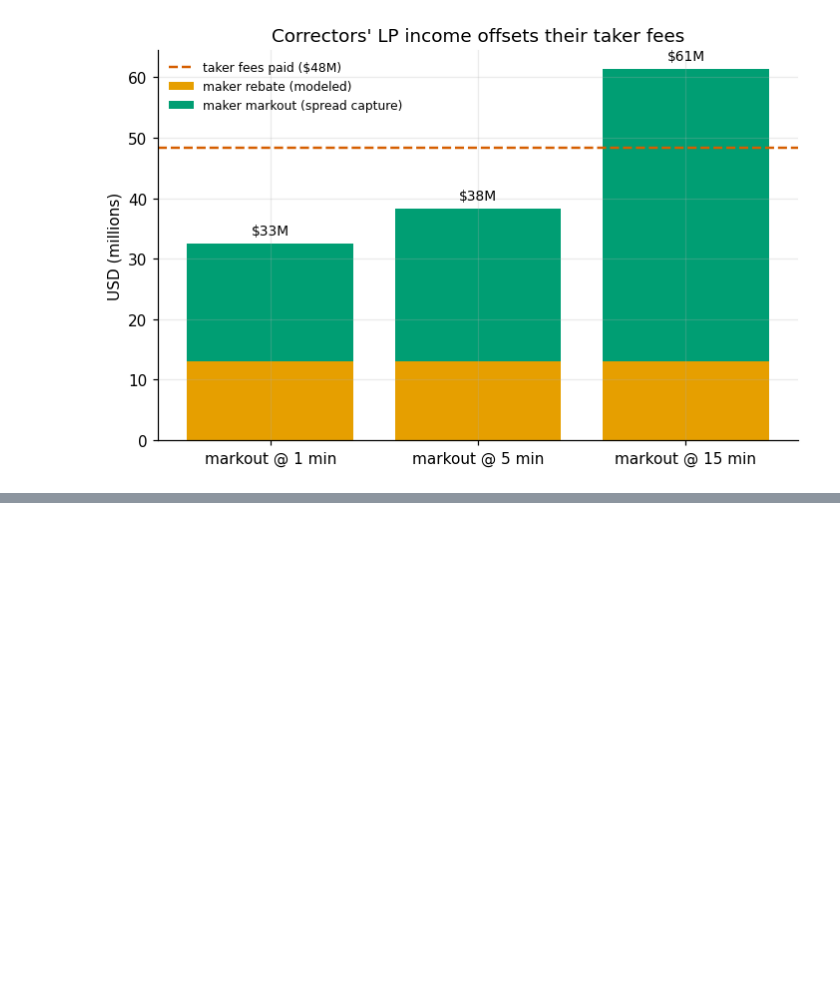
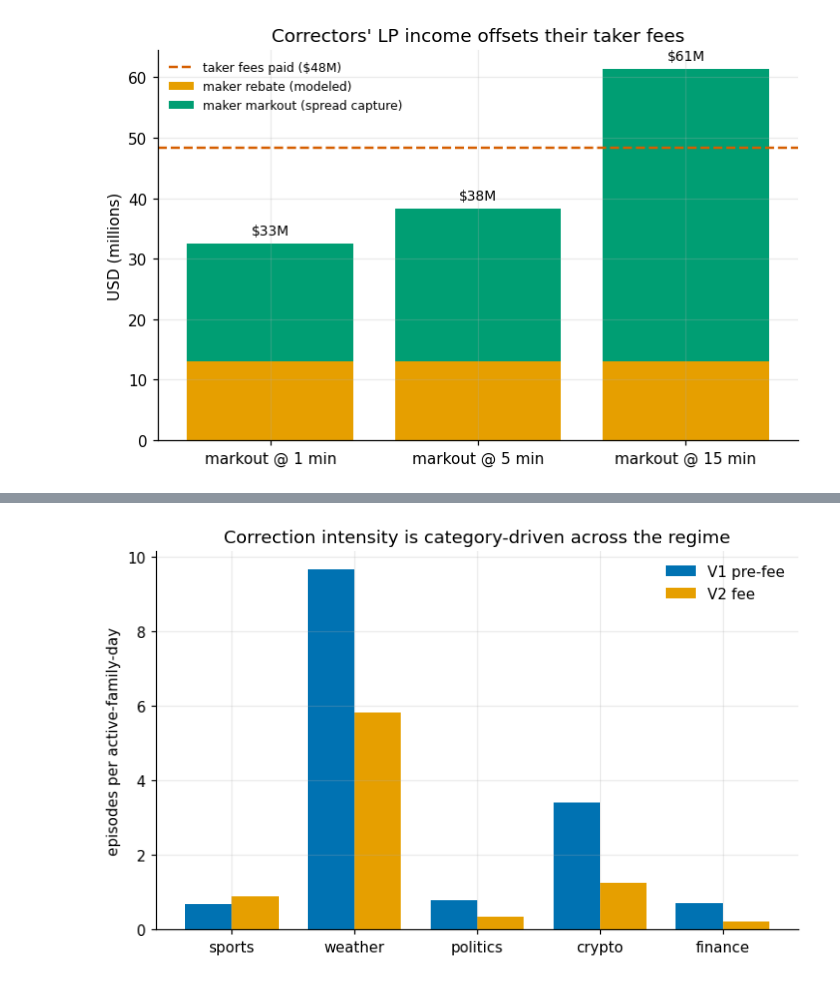
Before and after one commit to SoweluAvanzo/intelliFi_anomaly_detection, a Jupyter notebook: notebooks/fee_effects.ipynb, the cells around one changed output, grey strips where cells are left out. Saved outputs shown, nothing was run; the diff lists cells and outputs as text; code cells hidden in the pictures; blank space fills up the shorter version.

```diff
--- a/notebooks/fee_effects.ipynb
+++ b/notebooks/fee_effects.ipynb
@@ -179,0 +208,4 @@ F.fig_rq2_lp_economics()
+# %%
+F.fig_density_by_category()
+# %% [output]
+[figure, added]
```
Also changed, not shown: parts of 8 cells of this notebook, 10 other files.
